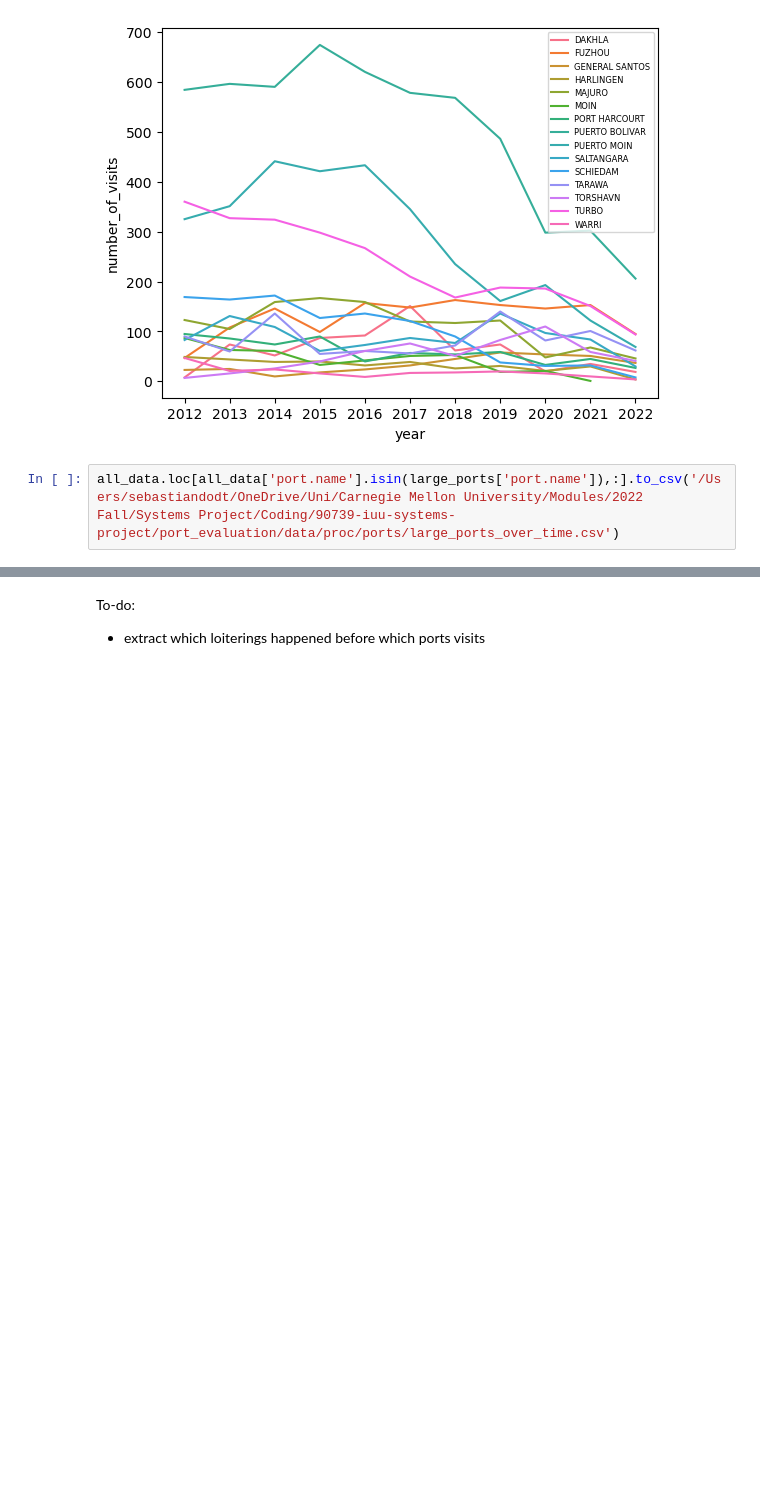
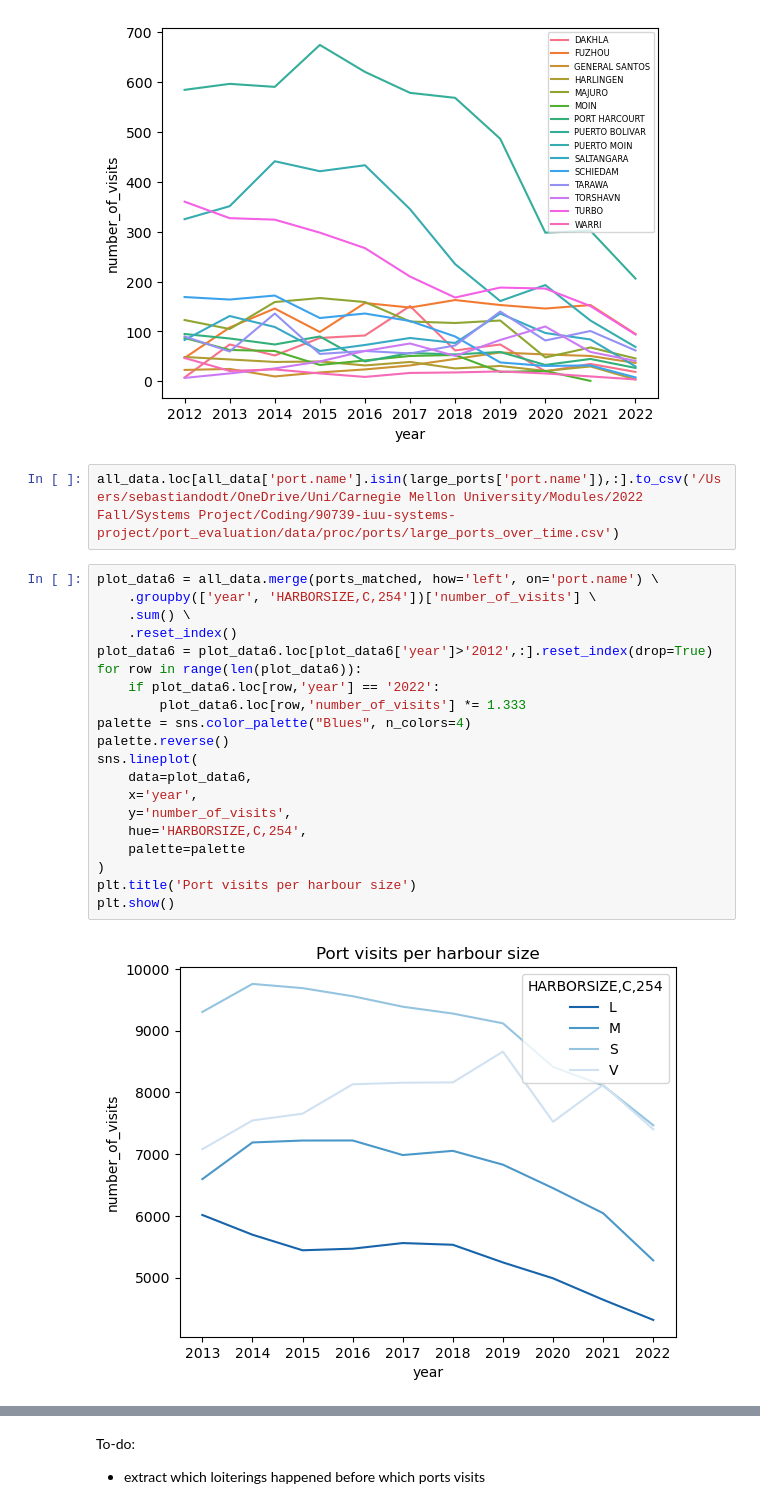
Before and after one commit to sebdodt/90739-iuu-systems-project, a Jupyter notebook: port_evaluation/eda/midterm/3_ports/ports.ipynb, the cells around one changed output, grey strips where cells are left out. Saved outputs shown, nothing was run; the diff lists cells and outputs as text; blank space fills up the shorter version.

Commit message:
made plots for bikash

```diff
--- a/port_evaluation/eda/midterm/3_ports/ports.ipynb
+++ b/port_evaluation/eda/midterm/3_ports/ports.ipynb
@@ -322,3 +322,25 @@ plt.show()
 [figure]
 # %%
 all_data.loc[all_data['port.name'].isin(large_ports['port.name']),:].to_csv('/Users/sebastiandodt/OneDrive/Uni/Carnegie Mellon University/Modules/2022 Fall/Systems Project/Coding/90739-iuu-systems-project/port_evaluation/data/proc/ports/large_ports_over_time.csv')
+# %%
+plot_data6 = all_data.merge(ports_matched, how='left', on='port.name') \
+    .groupby(['year', 'HARBORSIZE,C,254'])['number_of_visits'] \
+    .sum() \
+    .reset_index()
+plot_data6 = plot_data6.loc[plot_data6['year']>'2012',:].reset_index(drop=True)
+for row in range(len(plot_data6)):
+    if plot_data6.loc[row,'year'] == '2022':
+        plot_data6.loc[row,'number_of_visits'] *= 1.333
+palette = sns.color_palette("Blues", n_colors=4)
+palette.reverse()
+sns.lineplot(
+    data=plot_data6,
+    x='year',
+    y='number_of_visits',
+    hue='HARBORSIZE,C,254',
+    palette=palette
+)
+plt.title('Port visits per harbour size')
+plt.show()
+# %% [output]
+[figure, added]
```
Also changed, not shown: parts of 7 cells of this notebook, 4 other files.
